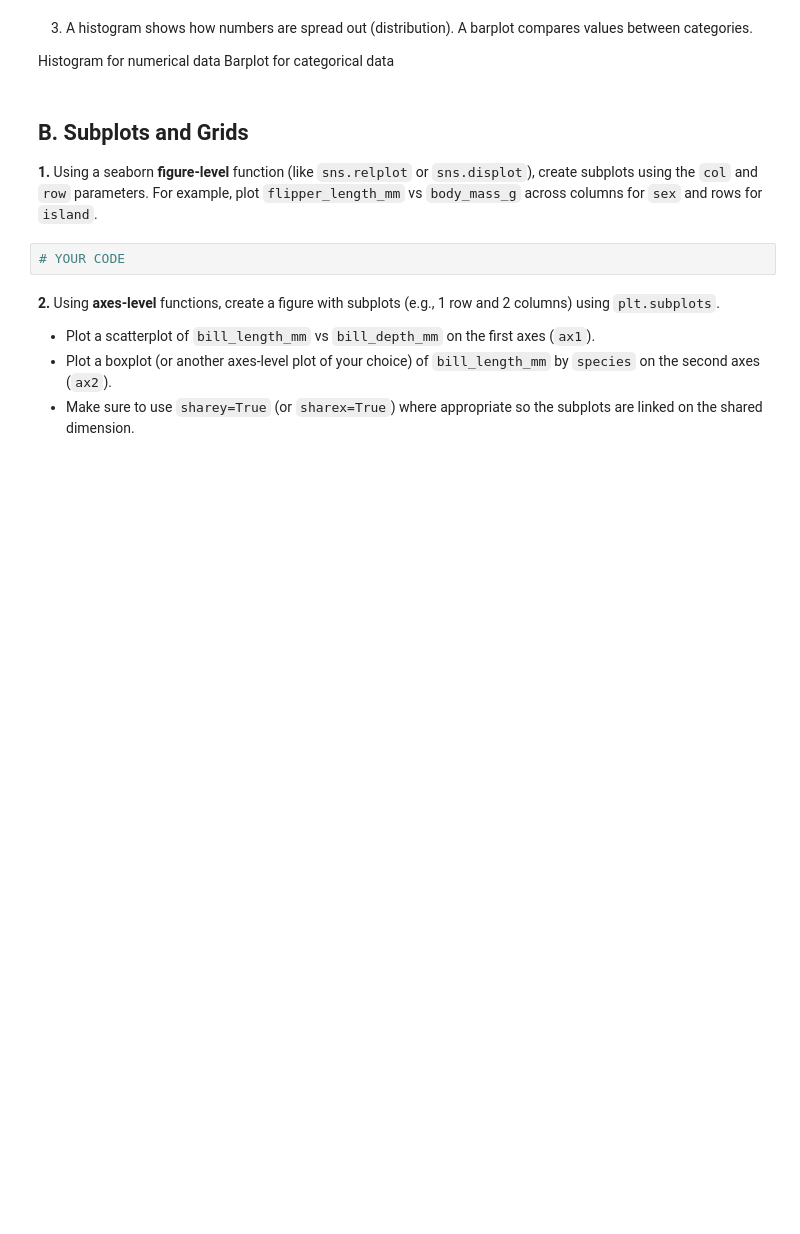
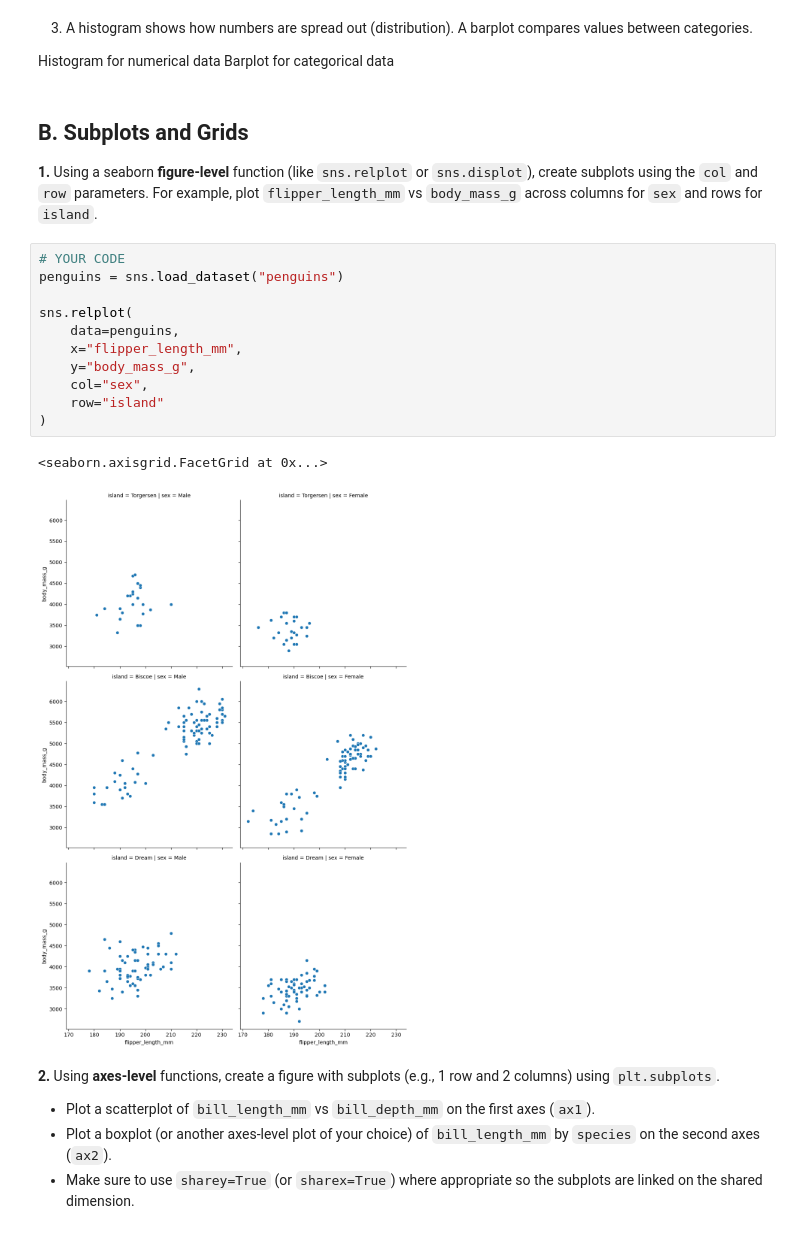
Before and after one commit to Layan-Alamri/B5, a Jupyter notebook: student/C2/m3-2_exercise.ipynb, the cells around one changed output. Saved outputs shown, nothing was run; the diff lists cells and outputs as text; blank space fills up the shorter version.

```diff
--- a/student/C2/m3-2_exercise.ipynb
+++ b/student/C2/m3-2_exercise.ipynb
@@ -45,8 +45,20 @@ Barplot for categorical data
 ## B. Subplots and Grids
 
 **1.** Using a seaborn **figure-level** function (like `sns.relplot` or `sns.displot`), create subplots using the `col` and `row` parameters. For example, plot `flipper_length_mm` vs `body_mass_g` across columns for `sex` and rows for `island`.
-# %%
-# YOUR CODE
+# %%
+# YOUR CODE
+penguins = sns.load_dataset("penguins")
+
+sns.relplot(
+    data=penguins,
+    x="flipper_length_mm",
+    y="body_mass_g",
+    col="sex",
+    row="island"
+)
+# %% [output]
+<seaborn.axisgrid.FacetGrid at 0x...>
+[figure, added]
 # %% [markdown]
 **2.** Using **axes-level** functions, create a figure with subplots (e.g., 1 row and 2 columns) using `plt.subplots`.
 - Plot a scatterplot of `bill_length_mm` vs `bill_depth_mm` on the first axes (`ax1`).
```
